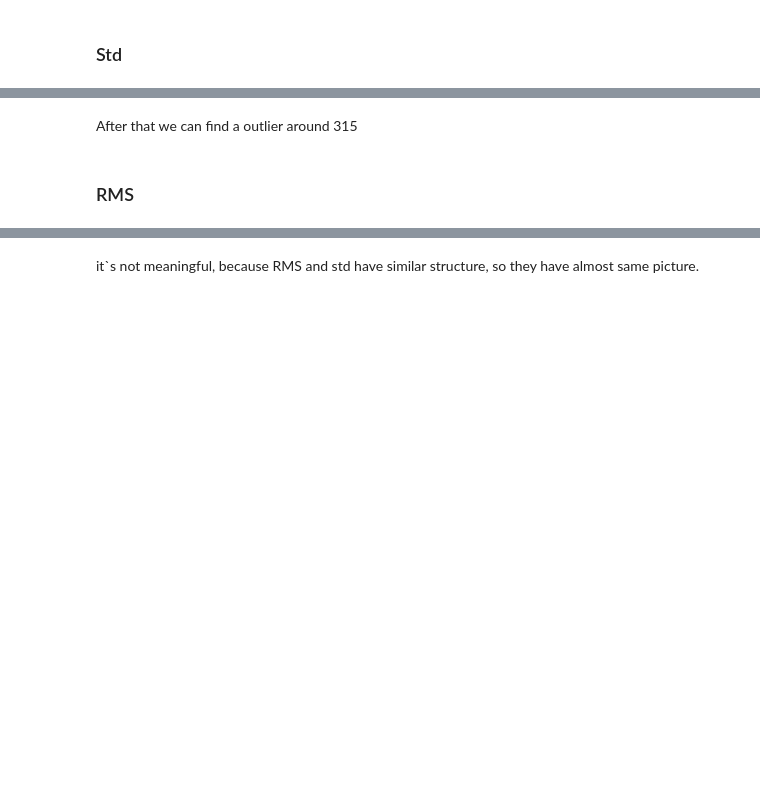
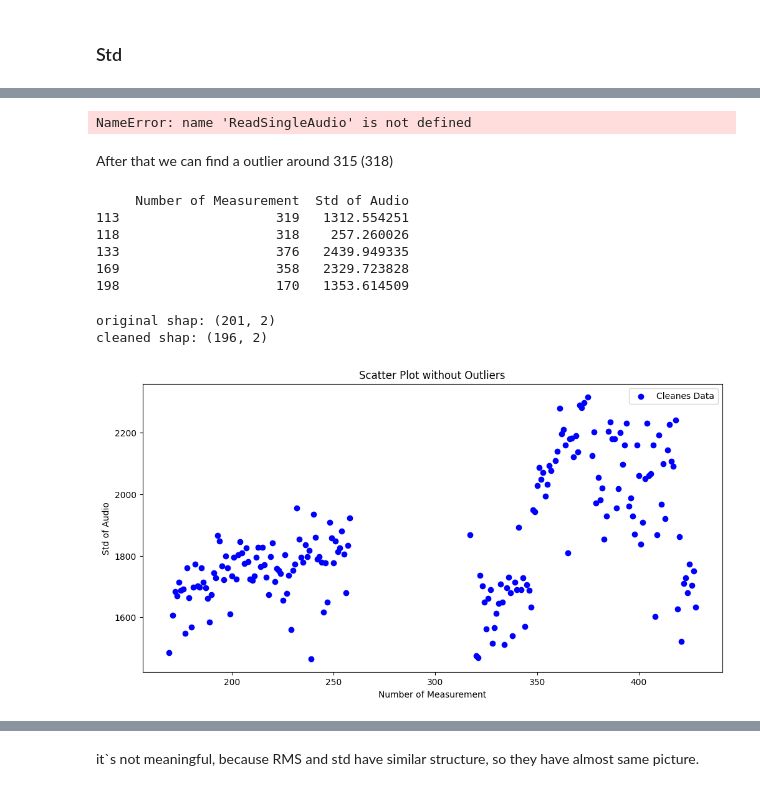
Before and after one commit to mingxin0532/Predictive-Quality-in-Additive-Manufacturing, a Jupyter notebook: PQAM.ipynb, the cells around one changed output, grey strips where cells are left out. Drawn from its saved outputs; the diff is of its cells as text; code cells hidden in the pictures; blank space fills up the shorter version.

```diff
--- a/PQAM.ipynb
+++ b/PQAM.ipynb
@@ -432,4 +454,50 @@ plt.show()
+# %%
+ReadSingleAudio(376)
+# %% [output]
+NameError: name 'ReadSingleAudio' is not defined
 # %% [markdown]
-After that we can find a outlier around 315
+After that we can find a outlier around 315 (318)
-# %% [markdown]
-### RMS
+# %%
+std_values = std_df['Std of Audio'].values
+
+mean = np.mean(std_values)
+std = np.std(std_values)
+
+threshold_upper = mean + 2 * std
+threshold_lower = mean - 2 * std
+
+outliers = std_df[(std_df['Std of Audio'] > threshold_upper) | (std_df['Std of Audio'] < threshold_lower)]
+print(outliers)
+# %% [output]
+     Number of Measurement  Std of Audio
+113                    319   1312.554251
+118                    318    257.260026
+133                    376   2439.949335
+169                    358   2329.723828
+198                    170   1353.614509
+# %%
+std_values = std_df['Std of Audio'].values
+mean = np.mean(std_values)
+std = np.std(std_values)
+
+threshold_upper = mean + 2 * std
+threshold_lower = mean - 2 * std
+
+mask = (std_df['Std of Audio'] <= threshold_upper) & (std_df['Std of Audio'] >= threshold_lower)
+
+clean_df = std_df[mask].copy()
+
+print("original shap:", std_df.shape)
+print("cleaned shap:", clean_df.shape)
+
+plt.figure(figsize = (12, 6))
+plt.scatter(clean_df['Number of Measurement'], clean_df['Std of Audio'], color = 'blue', label = 'Cleanes Data')
+plt.xlabel("Number of Measurement")
+plt.ylabel("Std of Audio")
+plt.title("Scatter Plot without Outliers")
+plt.legend()
+plt.show()
+# %% [output]
+original shap: (201, 2)
+cleaned shap: (196, 2)
+[figure, added]
```
Also changed, not shown: parts of 27 cells of this notebook.
